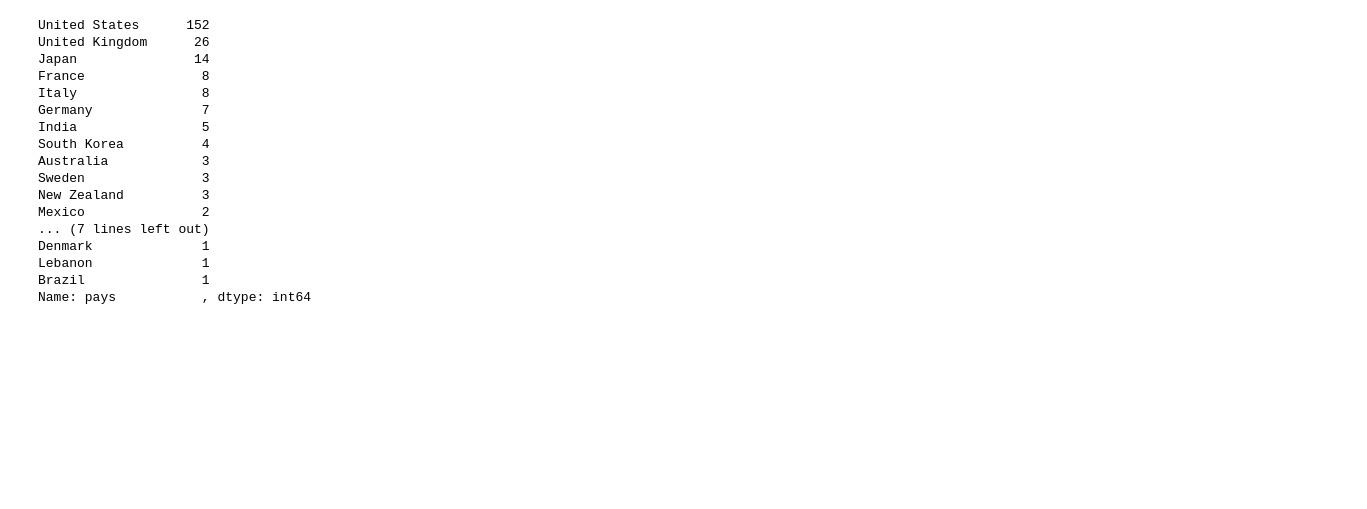
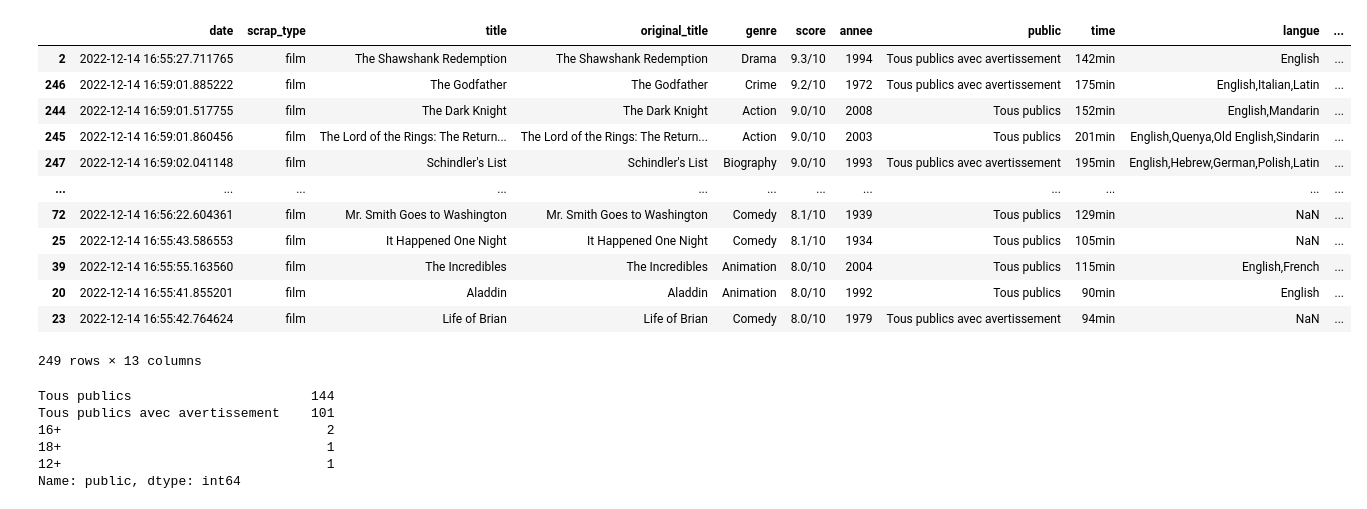
Before and after one commit to Benalieur/imdbFilms, a Jupyter notebook: MongoDbFilm/MongoDbFilm/spiders/pandas.ipynb, the cells around one changed output. Cells and saved outputs as stored; diff of their text form; code cells hidden in the pictures; blank space fills up the shorter version.

```diff
--- a/MongoDbFilm/MongoDbFilm/spiders/pandas.ipynb
+++ b/MongoDbFilm/MongoDbFilm/spiders/pandas.ipynb
@@ -21,20 +36,33 @@ df_film
+# %%
+df_film['time'] = df_film['time'].apply(lambda x : x.split(","))
+df_film['acteur'] = df_film['acteur'].apply(lambda x : x.split(","))
+
+df_film['time'] = df_film['time'].apply(lambda x : time_minute(x))
+# df_film['len'] = df_film['time'].apply(lambda x : len(x))
+
+df_film = df_film.sort_values(by=['score', 'annee'], ascending=False)
+
+df_film
+# %% [output]
+|  | date | scrap_type | title | original_title | genre | score | annee | public | time | langue | ... |
+| 2 | 2022-12-14 16:55:27.711765 | film | The Shawshank Redemption | The Shawshank Redemption | Drama | 9.3/10 | 1994 | Tous publics avec avertissement | 142min | English | ... |
+| 246 | 2022-12-14 16:59:01.885222 | film | The Godfather | The Godfather | Crime | 9.2/10 | 1972 | Tous publics avec avertissement | 175min | English,Italian,Latin | ... |
+| 244 | 2022-12-14 16:59:01.517755 | film | The Dark Knight | The Dark Knight | Action | 9.0/10 | 2008 | Tous publics | 152min | English,Mandarin | ... |
+| 245 | 2022-12-14 16:59:01.860456 | film | The Lord of the Rings: The Return... | The Lord of the Rings: The Return... | Action | 9.0/10 | 2003 | Tous publics | 201min | English,Quenya,Old English,Sindarin | ... |
+| 247 | 2022-12-14 16:59:02.041148 | film | Schindler's List | Schindler's List | Biography | 9.0/10 | 1993 | Tous publics avec avertissement | 195min | English,Hebrew,German,Polish,Latin | ... |
+| ... | ... | ... | ... | ... | ... | ... | ... | ... | ... | ... | ... |
+| 72 | 2022-12-14 16:56:22.604361 | film | Mr. Smith Goes to Washington | Mr. Smith Goes to Washington | Comedy | 8.1/10 | 1939 | Tous publics | 129min | NaN | ... |
+| 25 | 2022-12-14 16:55:43.586553 | film | It Happened One Night | It Happened One Night | Comedy | 8.1/10 | 1934 | Tous publics | 105min | NaN | ... |
+| 39 | 2022-12-14 16:55:55.163560 | film | The Incredibles | The Incredibles | Animation | 8.0/10 | 2004 | Tous publics | 115min | English,French | ... |
+| 20 | 2022-12-14 16:55:41.855201 | film | Aladdin | Aladdin | Animation | 8.0/10 | 1992 | Tous publics | 90min | English | ... |
+| 23 | 2022-12-14 16:55:42.764624 | film | Life of Brian | Life of Brian | Comedy | 8.0/10 | 1979 | Tous publics avec avertissement | 94min | NaN | ... |
+249 rows × 13 columns
 # %%
-df_film["pays           "].value_counts()
+df_film['public'].value_counts()
 # %% [output]
-United States      152
-United Kingdom      26
-Japan               14
-France               8
-Italy                8
-Germany              7
-India                5
-South Korea          4
-Australia            3
-Sweden               3
-New Zealand          3
-Mexico               2
-... (7 lines left out)
-Denmark              1
-Lebanon              1
-Brazil               1
-Name: pays           , dtype: int64
+Tous publics                       144
+Tous publics avec avertissement    101
+16+                                  2
+18+                                  1
+12+                                  1
+Name: public, dtype: int64
```
Also changed, not shown: parts of 16 cells of this notebook, 9 other files.
